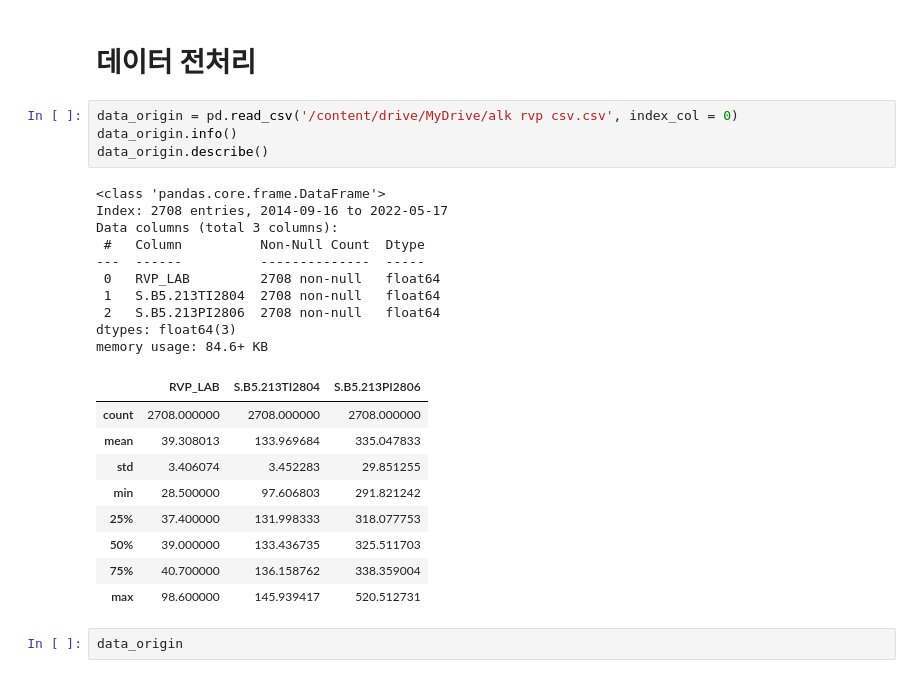
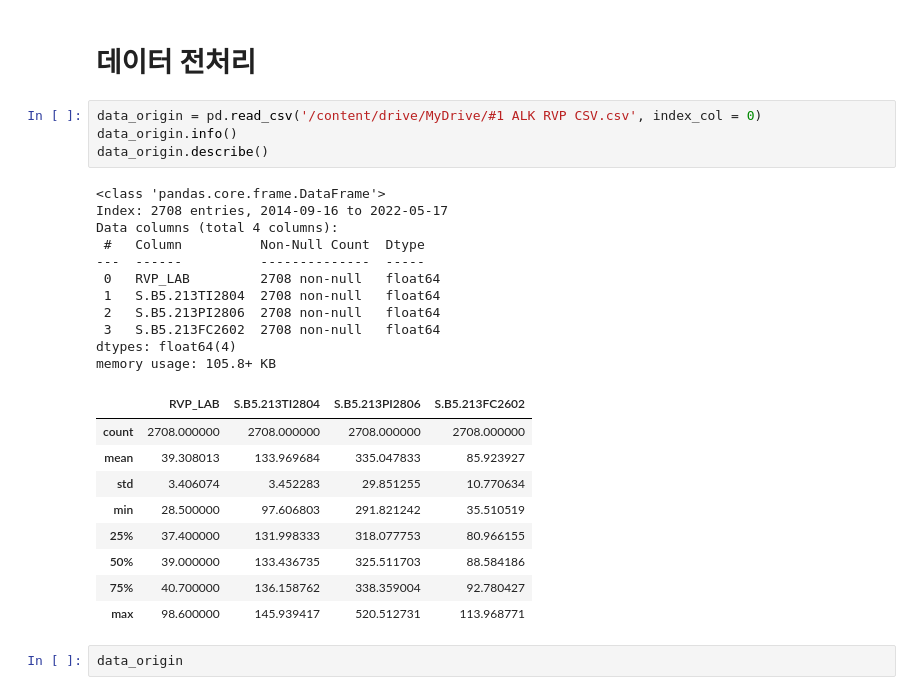
Before and after one commit to hoonzi-s/APC, a Jupyter notebook: #1 ALK - 213BTMRVP Inferential.ipynb, the cells around one changed output. Saved outputs shown, nothing was run; the diff lists cells and outputs as text.

```diff
--- a/#1 ALK - 213BTMRVP Inferential.ipynb
+++ b/#1 ALK - 213BTMRVP Inferential.ipynb
@@ -25,29 +25,30 @@ from sklearn.model_selection import KFold
 # %% [markdown]
 # 데이터 전처리
 # %%
-data_origin = pd.read_csv('/content/drive/MyDrive/alk rvp csv.csv', index_col = 0)
+data_origin = pd.read_csv('/content/drive/MyDrive/#1 ALK RVP CSV.csv', index_col = 0)
 data_origin.info()
 data_origin.describe()
 # %% [output]
 <class 'pandas.core.frame.DataFrame'>
 Index: 2708 entries, 2014-09-16 to 2022-05-17
-Data columns (total 3 columns):
+Data columns (total 4 columns):
  #   Column          Non-Null Count  Dtype
 ---  ------          --------------  -----
  0   RVP_LAB         2708 non-null   float64
  1   S.B5.213TI2804  2708 non-null   float64
  2   S.B5.213PI2806  2708 non-null   float64
-dtypes: float64(3)
-memory usage: 84.6+ KB
+ 3   S.B5.213FC2602  2708 non-null   float64
+dtypes: float64(4)
+memory usage: 105.8+ KB
-|  | RVP_LAB | S.B5.213TI2804 | S.B5.213PI2806 |
-| count | 2708.000000 | 2708.000000 | 2708.000000 |
-| mean | 39.308013 | 133.969684 | 335.047833 |
-| std | 3.406074 | 3.452283 | 29.851255 |
-| min | 28.500000 | 97.606803 | 291.821242 |
-| 25% | 37.400000 | 131.998333 | 318.077753 |
-| 50% | 39.000000 | 133.436735 | 325.511703 |
-| 75% | 40.700000 | 136.158762 | 338.359004 |
-| max | 98.600000 | 145.939417 | 520.512731 |
+|  | RVP_LAB | S.B5.213TI2804 | S.B5.213PI2806 | S.B5.213FC2602 |
+| count | 2708.000000 | 2708.000000 | 2708.000000 | 2708.000000 |
+| mean | 39.308013 | 133.969684 | 335.047833 | 85.923927 |
+| std | 3.406074 | 3.452283 | 29.851255 | 10.770634 |
+| min | 28.500000 | 97.606803 | 291.821242 | 35.510519 |
+| 25% | 37.400000 | 131.998333 | 318.077753 | 80.966155 |
+| 50% | 39.000000 | 133.436735 | 325.511703 | 88.584186 |
+| 75% | 40.700000 | 136.158762 | 338.359004 | 92.780427 |
+| max | 98.600000 | 145.939417 | 520.512731 | 113.968771 |
 # %%
 data_origin
 # %% [output]
```
Also changed, not shown: parts of 27 cells of this notebook.
